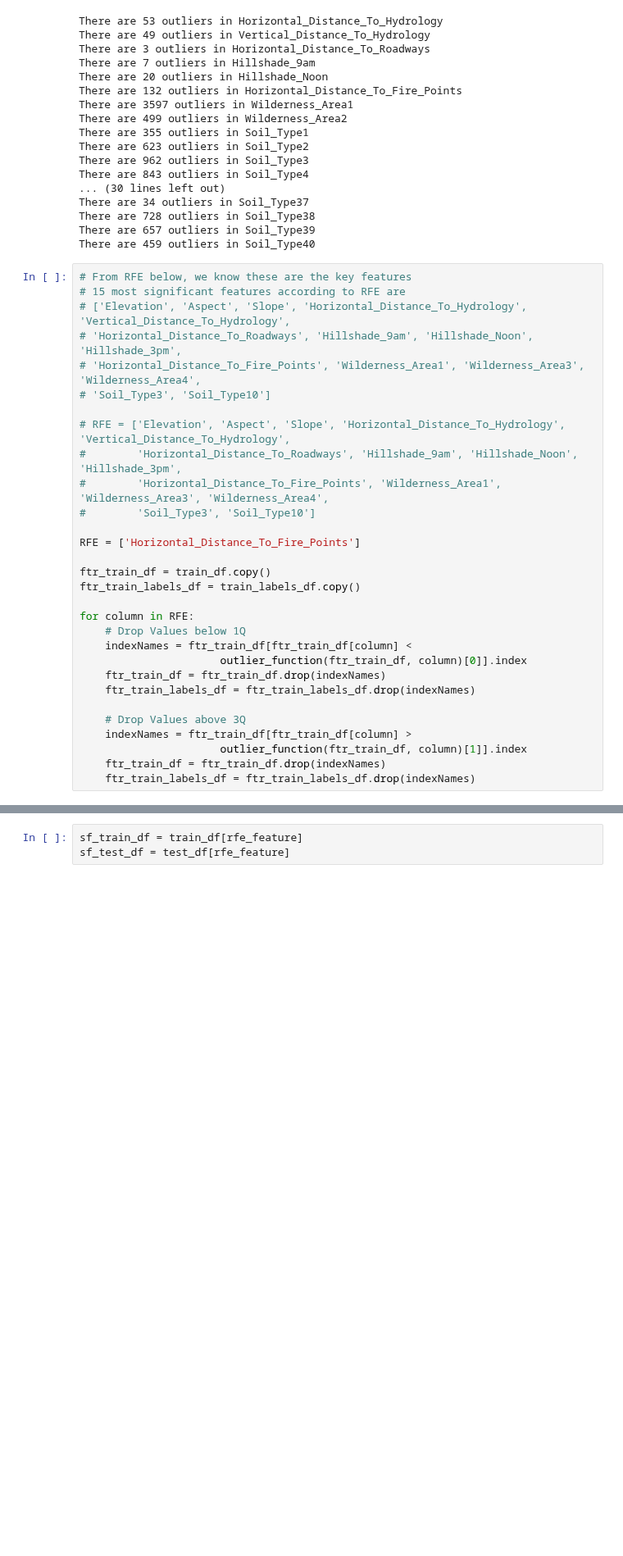
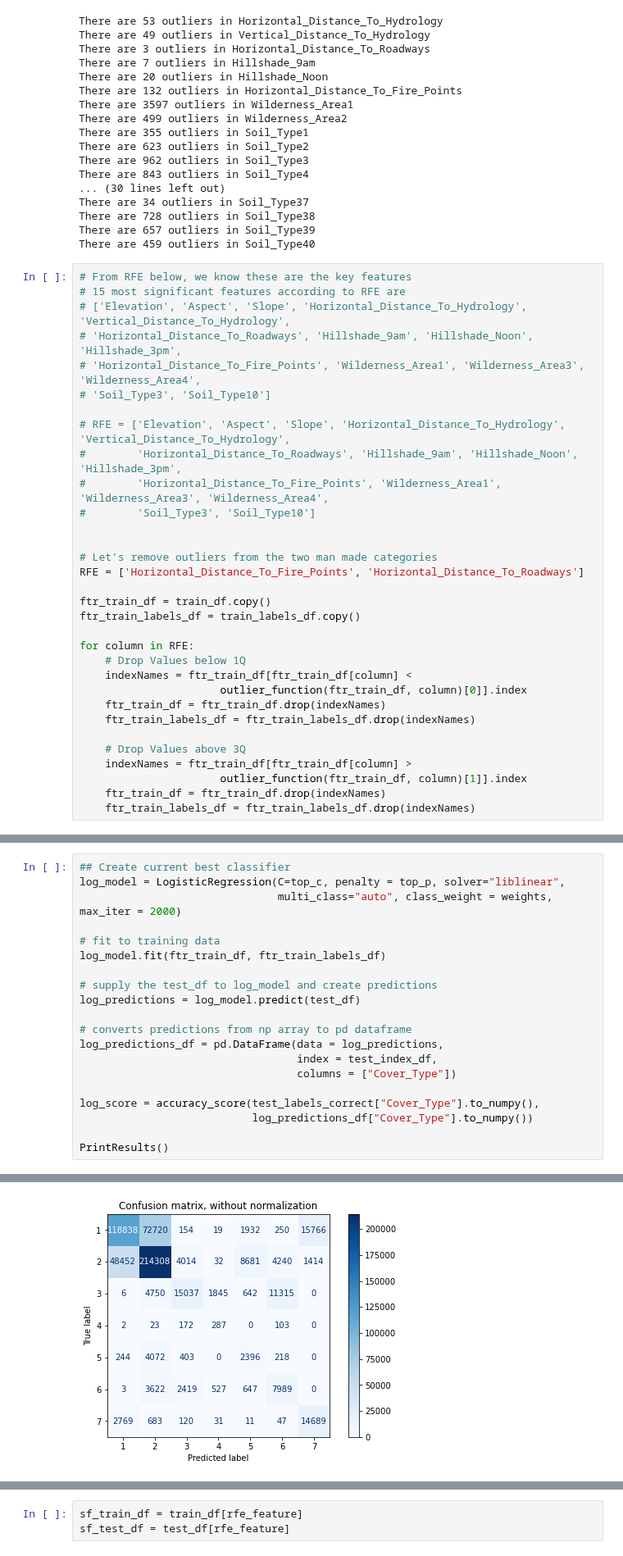
Before and after one commit to aidan-jackson-data/Forest-Cover-Type-Prediction, a Jupyter notebook: Models/Logistic Regression/Log_Reg.ipynb, the cells around one changed output, grey strips where cells are left out. Shown at 82% size. Drawn from its saved outputs; the diff is of its cells as text; blank space fills up the shorter version.

Commit message:
Updated Log Regression

```diff
--- a/Models/Logistic Regression/Log_Reg-Copy1.ipynb
+++ b/Models/Logistic Regression/Log_Reg.ipynb
@@ -434,7 +434,9 @@ There are 459 outliers in Soil_Type40
 #        'Horizontal_Distance_To_Fire_Points', 'Wilderness_Area1', 'Wilderness_Area3', 'Wilderness_Area4',
 #        'Soil_Type3', 'Soil_Type10']
 
-RFE = ['Horizontal_Distance_To_Fire_Points']
+
+# Let's remove outliers from the two man made categories
+RFE = ['Horizontal_Distance_To_Fire_Points', 'Horizontal_Distance_To_Roadways']
 
 ftr_train_df = train_df.copy()
 ftr_train_labels_df = train_labels_df.copy()
@@ -484,0 +490,21 @@ print("Accuracy: " + str(round(100*top_accuracy,2)) + "%")
+# %%
+## Create current best classifier
+log_model = LogisticRegression(C=top_c, penalty = top_p, solver="liblinear",
+                               multi_class="auto", class_weight = weights, max_iter = 2000)
+
+# fit to training data
+log_model.fit(ftr_train_df, ftr_train_labels_df)
+
+# supply the test_df to log_model and create predictions
+log_predictions = log_model.predict(test_df)
+
+# converts predictions from np array to pd dataframe
+log_predictions_df = pd.DataFrame(data = log_predictions,
+                                  index = test_index_df,
+                                  columns = ["Cover_Type"])
+
+log_score = accuracy_score(test_labels_correct["Cover_Type"].to_numpy(),
+                           log_predictions_df["Cover_Type"].to_numpy())
+
+PrintResults()
+# %% [output]
@@ -484,0 +524 @@ print("Accuracy: " + str(round(100*top_accuracy,2)) + "%")
+[figure, added]
```
Also changed, not shown: parts of 5 cells of this notebook.
